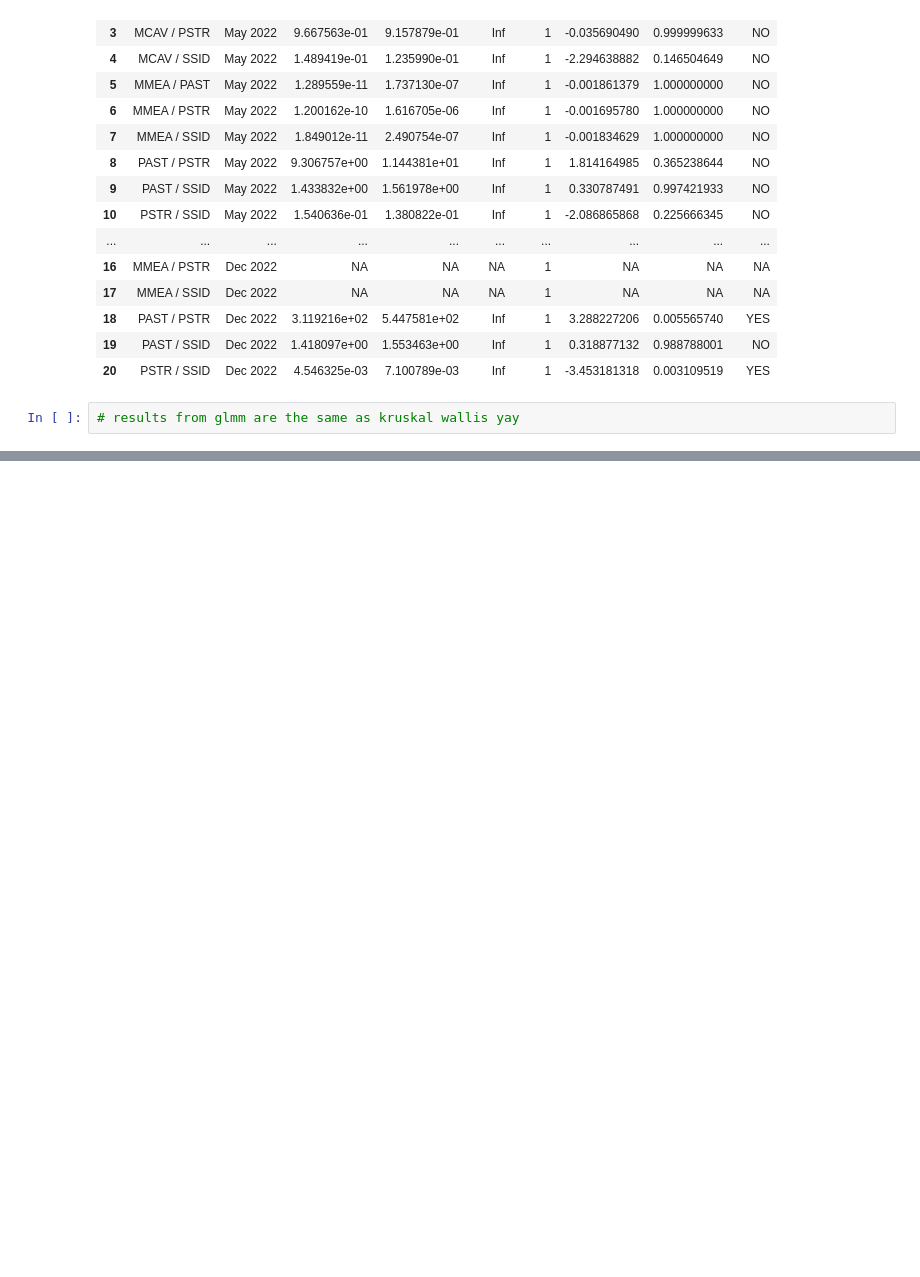
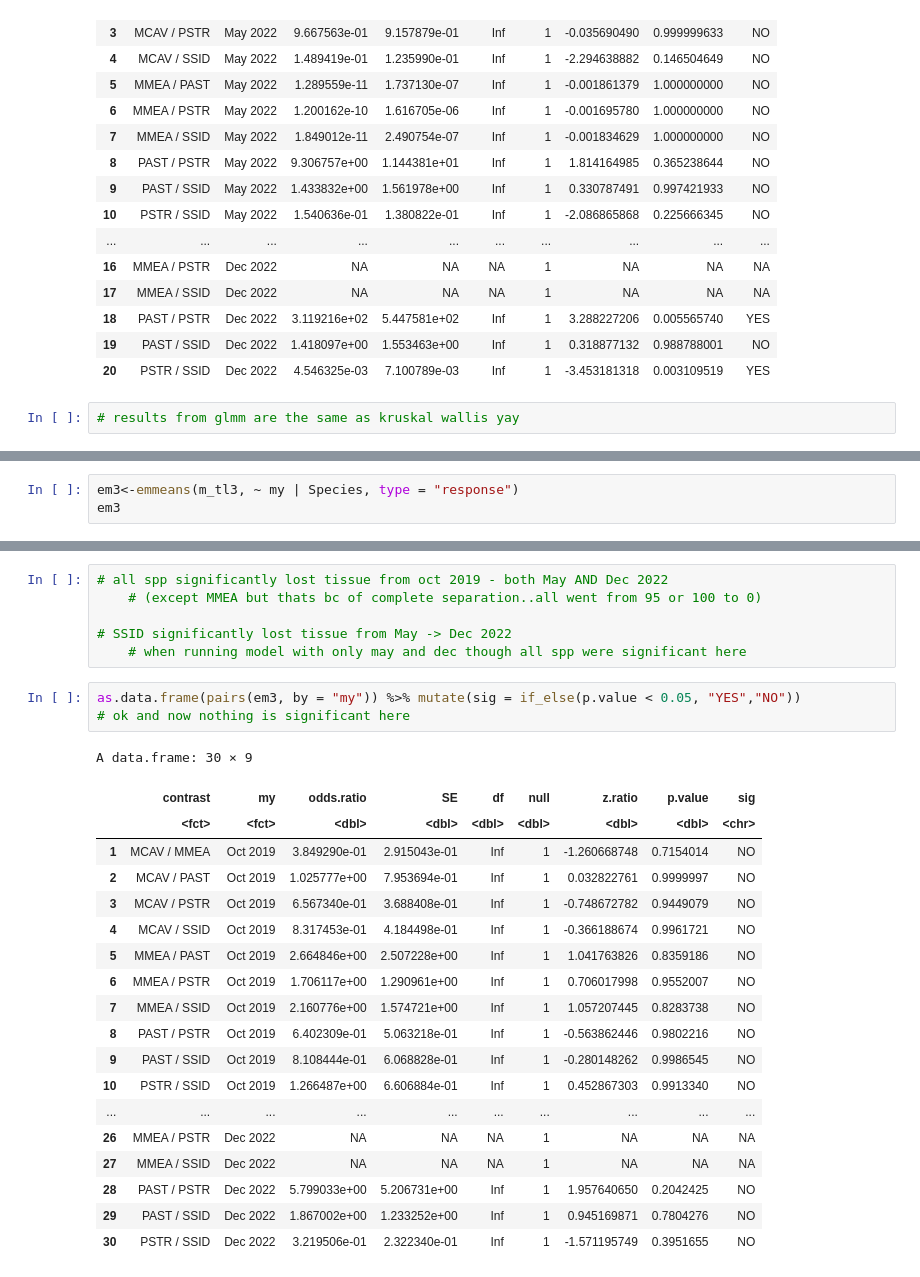
Before and after one commit to brookewicz/Code_notebook, a Jupyter notebook: sctld_tl/tl.ipynb, the cells around one changed output, grey strips where cells are left out. Drawn from its saved outputs; the diff is of its cells as text; blank space fills up the shorter version.

```diff
--- a/sctld_tl/tl.ipynb
+++ b/sctld_tl/tl.ipynb
@@ -926,0 +1002,3 @@ A data.frame: 20 × 9
+# %%
+em3<-emmeans(m_tl3, ~ my | Species, type = "response")
+em3
@@ -926,0 +1043,29 @@ A data.frame: 20 × 9
+# %%
+# all spp significantly lost tissue from oct 2019 - both May AND Dec 2022
+    # (except MMEA but thats bc of complete separation..all went from 95 or 100 to 0)
+
+# SSID significantly lost tissue from May -> Dec 2022
+    # when running model with only may and dec though all spp were significant here
+# %%
+as.data.frame(pairs(em3, by = "my")) %>% mutate(sig = if_else(p.value < 0.05, "YES","NO"))
+# ok and now nothing is significant here
+# %% [output]
+A data.frame: 30 × 9
+|  | contrast | my | odds.ratio | SE | df | null | z.ratio | p.value | sig |
+|  | <fct> | <fct> | <dbl> | <dbl> | <dbl> | <dbl> | <dbl> | <dbl> | <chr> |
+| 1 | MCAV / MMEA | Oct 2019 | 3.849290e-01 | 2.915043e-01 | Inf | 1 | -1.260668748 | 0.7154014 | NO |
+| 2 | MCAV / PAST | Oct 2019 | 1.025777e+00 | 7.953694e-01 | Inf | 1 | 0.032822761 | 0.9999997 | NO |
+| 3 | MCAV / PSTR | Oct 2019 | 6.567340e-01 | 3.688408e-01 | Inf | 1 | -0.748672782 | 0.9449079 | NO |
+| 4 | MCAV / SSID | Oct 2019 | 8.317453e-01 | 4.184498e-01 | Inf | 1 | -0.366188674 | 0.9961721 | NO |
+| 5 | MMEA / PAST | Oct 2019 | 2.664846e+00 | 2.507228e+00 | Inf | 1 | 1.041763826 | 0.8359186 | NO |
+| 6 | MMEA / PSTR | Oct 2019 | 1.706117e+00 | 1.290961e+00 | Inf | 1 | 0.706017998 | 0.9552007 | NO |
+| 7 | MMEA / SSID | Oct 2019 | 2.160776e+00 | 1.574721e+00 | Inf | 1 | 1.057207445 | 0.8283738 | NO |
+| 8 | PAST / PSTR | Oct 2019 | 6.402309e-01 | 5.063218e-01 | Inf | 1 | -0.563862446 | 0.9802216 | NO |
+| 9 | PAST / SSID | Oct 2019 | 8.108444e-01 | 6.068828e-01 | Inf | 1 | -0.280148262 | 0.9986545 | NO |
+| 10 | PSTR / SSID | Oct 2019 | 1.266487e+00 | 6.606884e-01 | Inf | 1 | 0.452867303 | 0.9913340 | NO |
+| ... | ... | ... | ... | ... | ... | ... | ... | ... | ... |
+| 26 | MMEA / PSTR | Dec 2022 | NA | NA | NA | 1 | NA | NA | NA |
+| 27 | MMEA / SSID | Dec 2022 | NA | NA | NA | 1 | NA | NA | NA |
+| 28 | PAST / PSTR | Dec 2022 | 5.799033e+00 | 5.206731e+00 | Inf | 1 | 1.957640650 | 0.2042425 | NO |
+| 29 | PAST / SSID | Dec 2022 | 1.867002e+00 | 1.233252e+00 | Inf | 1 | 0.945169871 | 0.7804276 | NO |
+| 30 | PSTR / SSID | Dec 2022 | 3.219506e-01 | 2.322340e-01 | Inf | 1 | -1.571195749 | 0.3951655 | NO |
```
Also changed, not shown: parts of 20 cells of this notebook, 1 other file.
